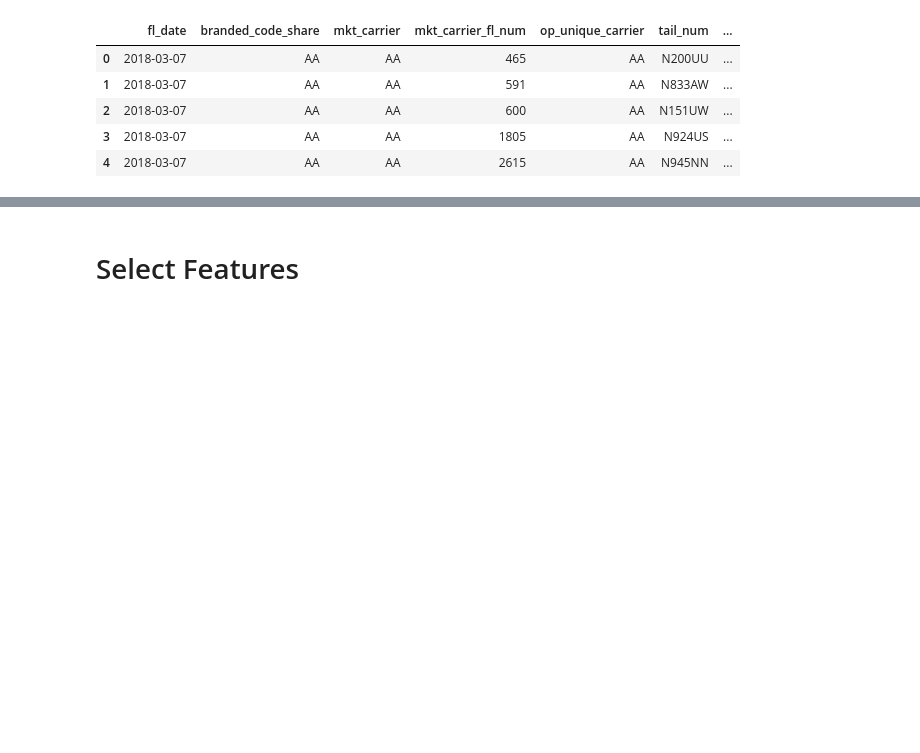
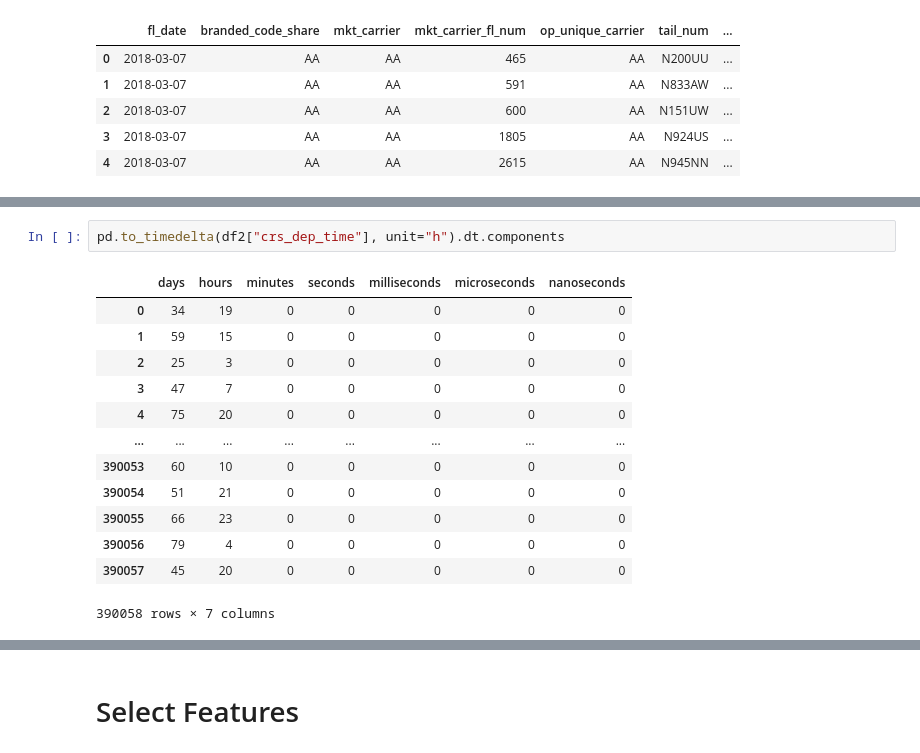
Before and after one commit to ZacharyArgentin/LHL_Midterm_Project_Predicting_Flight_Delays, a Jupyter notebook: experiments.ipynb, the cells around one changed output, grey strips where cells are left out. Saved outputs shown, nothing was run; the diff lists cells and outputs as text; blank space fills up the shorter version.

```diff
--- a/experiments.ipynb
+++ b/experiments.ipynb
@@ -48,0 +121,16 @@ df.head()
+# %%
+pd.to_timedelta(df2["crs_dep_time"], unit="h").dt.components
+# %% [output]
+|  | days | hours | minutes | seconds | milliseconds | microseconds | nanoseconds |
+| 0 | 34 | 19 | 0 | 0 | 0 | 0 | 0 |
+| 1 | 59 | 15 | 0 | 0 | 0 | 0 | 0 |
+| 2 | 25 | 3 | 0 | 0 | 0 | 0 | 0 |
+| 3 | 47 | 7 | 0 | 0 | 0 | 0 | 0 |
+| 4 | 75 | 20 | 0 | 0 | 0 | 0 | 0 |
+| ... | ... | ... | ... | ... | ... | ... | ... |
+| 390053 | 60 | 10 | 0 | 0 | 0 | 0 | 0 |
+| 390054 | 51 | 21 | 0 | 0 | 0 | 0 | 0 |
+| 390055 | 66 | 23 | 0 | 0 | 0 | 0 | 0 |
+| 390056 | 79 | 4 | 0 | 0 | 0 | 0 | 0 |
+| 390057 | 45 | 20 | 0 | 0 | 0 | 0 | 0 |
+390058 rows × 7 columns
```
Also changed, not shown: parts of 15 cells of this notebook, 7 other files.
